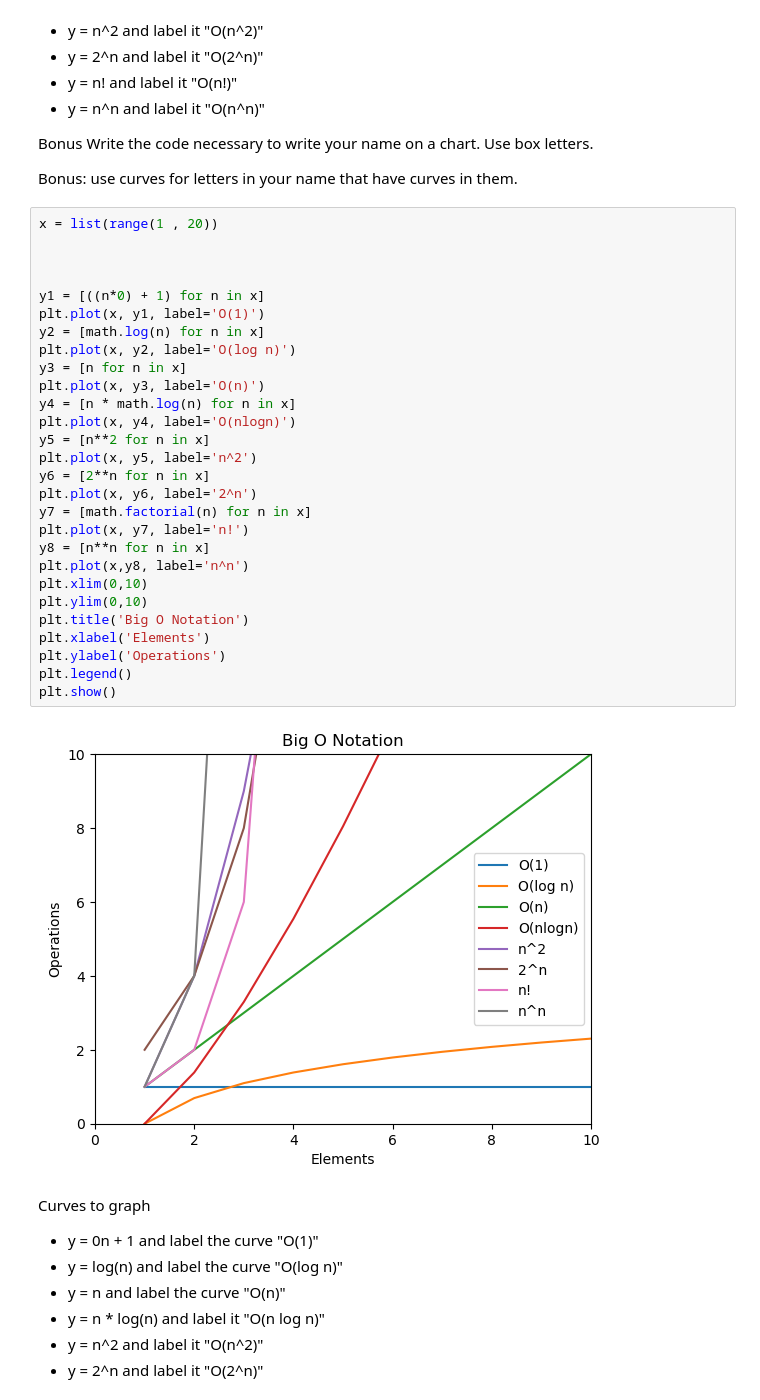
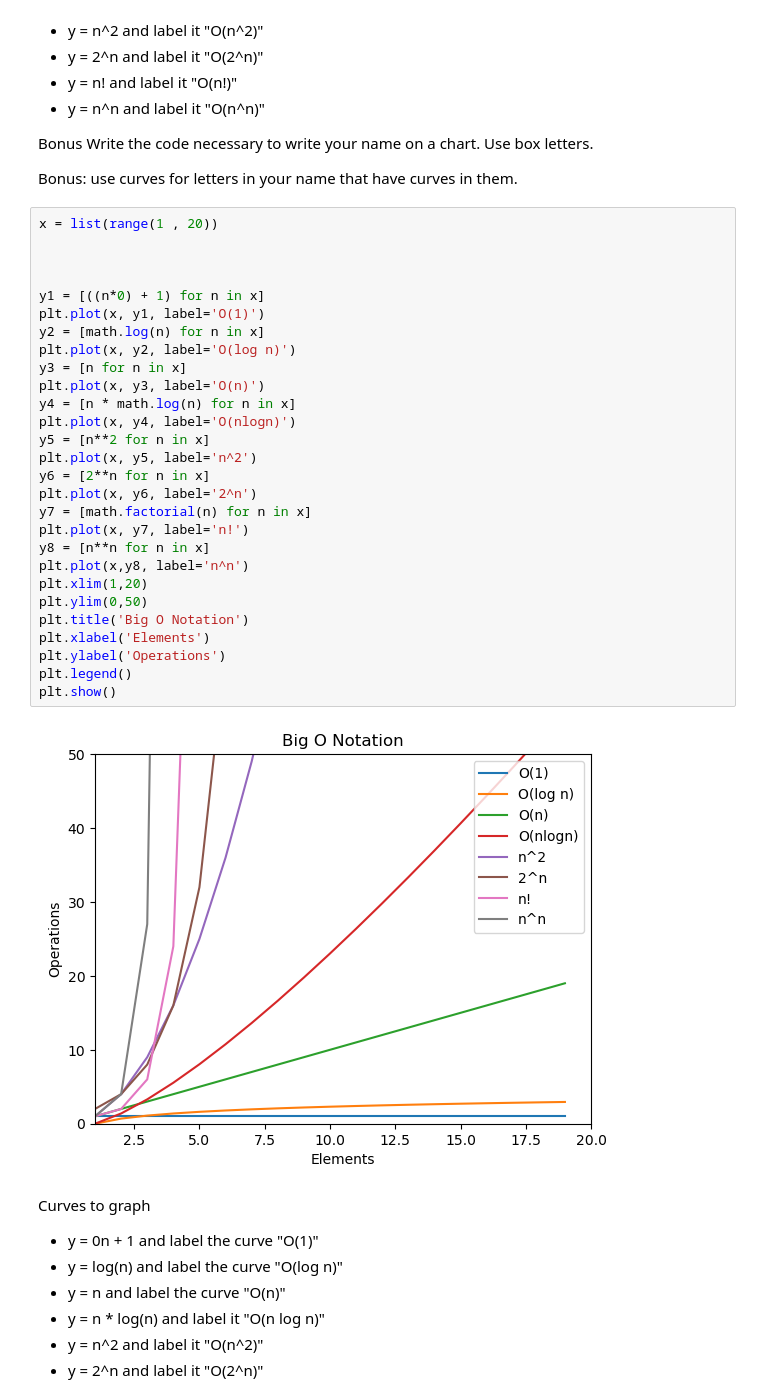
Before and after one commit to Joshua-Click/dumpy-pandas-visualization-exercises, a Jupyter notebook: big_o_notation.ipynb, the cells around one changed output. Drawn from its saved outputs; the diff is of its cells as text.

```diff
--- a/big_o_notation.ipynb
+++ b/big_o_notation.ipynb
@@ -29,33 +29,33 @@ Bonus: use curves for letters in your name that have curves in them.
 # %%
 x = list(range(1 , 20))
 
 
 
 y1 = [((n*0) + 1) for n in x]
 plt.plot(x, y1, label='O(1)')
 y2 = [math.log(n) for n in x]
 plt.plot(x, y2, label='O(log n)')
 y3 = [n for n in x]
 plt.plot(x, y3, label='O(n)')
 y4 = [n * math.log(n) for n in x]
 plt.plot(x, y4, label='O(nlogn)')
 y5 = [n**2 for n in x]
 plt.plot(x, y5, label='n^2')
 y6 = [2**n for n in x]
 plt.plot(x, y6, label='2^n')
 y7 = [math.factorial(n) for n in x]
 plt.plot(x, y7, label='n!')
 y8 = [n**n for n in x]
 plt.plot(x,y8, label='n^n')
-plt.xlim(0,10)
-plt.ylim(0,10)
+plt.xlim(1,20)
+plt.ylim(0,50)
 plt.title('Big O Notation')
 plt.xlabel('Elements')
 plt.ylabel('Operations')
 plt.legend()
 plt.show()
 # %% [output]
-[figure, old version]
+[figure, new version]
 # %% [markdown]
 Curves to graph
 
```
